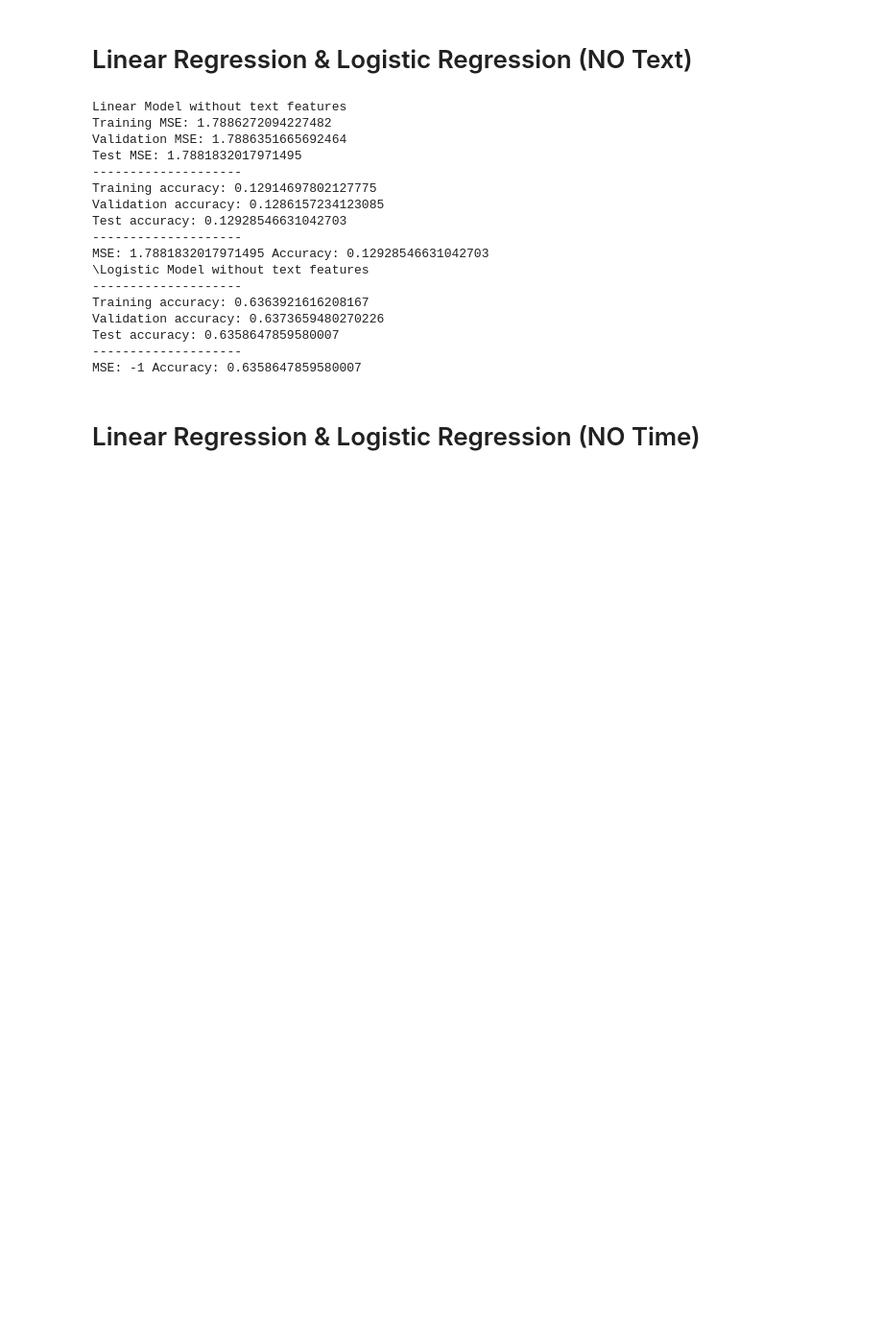
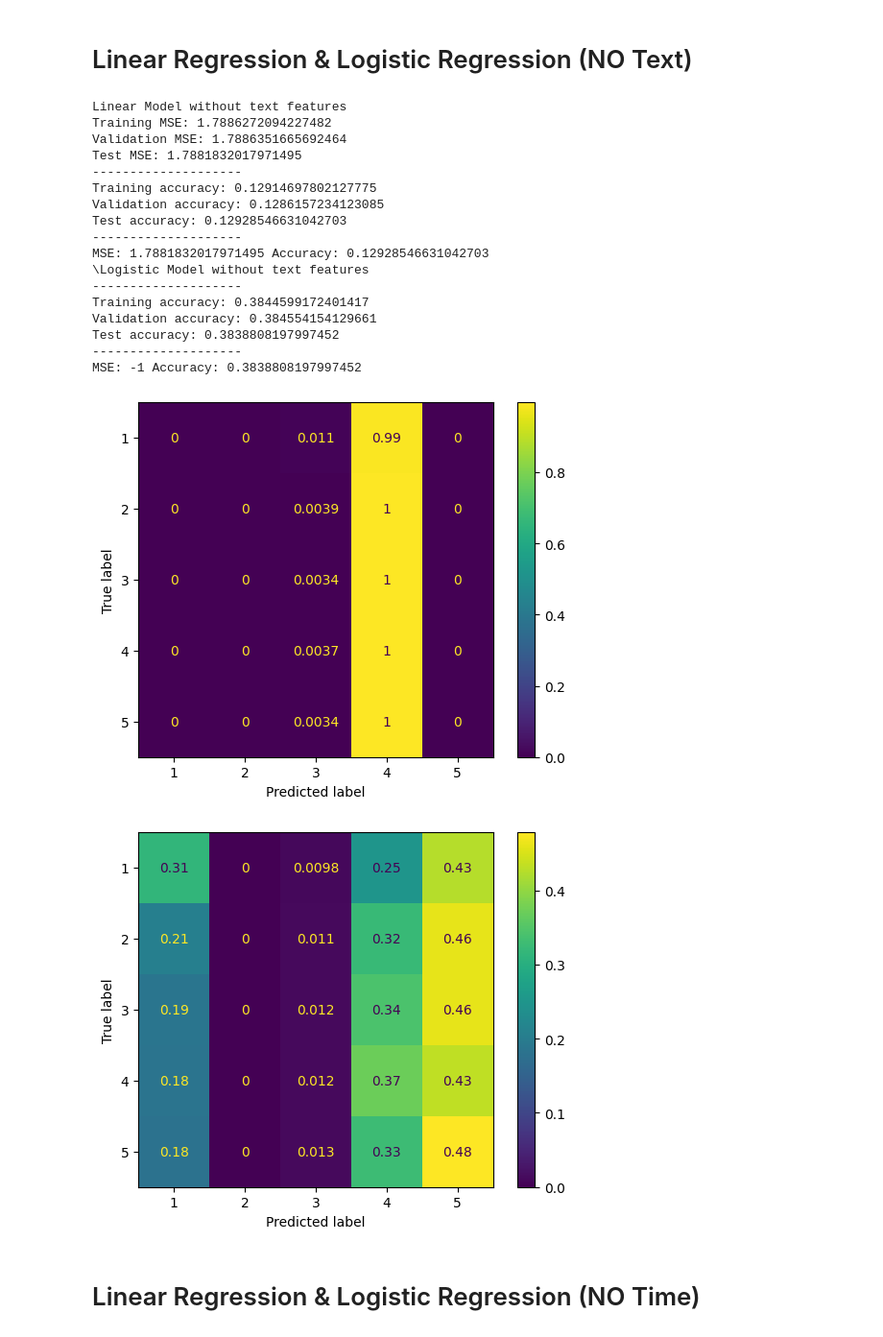
Before and after one commit to ziqixu091/Amazon-Rating-Prediction, a Jupyter notebook: jupyter_notebooks/feature.ipynb, the cells around one changed output. Shown at 96% size. Saved outputs shown, nothing was run; the diff lists cells and outputs as text; code cells hidden in the pictures; blank space fills up the shorter version.

```diff
--- a/jupyter_notebooks/feature.ipynb
+++ b/jupyter_notebooks/feature.ipynb
@@ -296,35 +343,45 @@ MSE: -1 Accuracy: 0.8067405145083022
 # %%
 train_wo_text = np.array([get_features(i, "train", include_text=False) for i in tqdm(range(len(train_dataset)))])
 val_wo_text = np.array([get_features(i, "val", include_text=False) for i in tqdm(range(len(val_dataset)))])
 test_wo_text = np.array([get_features(i, "test", include_text=False) for i in tqdm(range(len(test_dataset)))])
 
 print("Linear Model without text features")
 model_linear_no_text, _ = train_regression_model(False, train_wo_text, train_labels, val_wo_text, val_labels, test_wo_text, test_labels, "linear")
 mse_linear_no_text, acc_linear_no_text, cm_linear_no_text =\
     evaluate_linear_model(model_linear_no_text, _, test_wo_text, test_labels, "linear")
 
+disp = ConfusionMatrixDisplay(confusion_matrix=cm_linear_no_text,display_labels=[1,2,3,4,5])
+disp.plot()
+disp.figure_.savefig('Linear_NO_Text.png',dpi=300)
+
 print("\Logistic Model without text features")
 model_logistic_no_text, _ = train_regression_model(False, train_wo_text, train_labels, val_wo_text, val_labels, test_wo_text, test_labels, "logistic")
 mse_logistic_no_text, acc_logistic_no_text, cm_logistic_no_text =\
     evaluate_linear_model(model_logistic_no_text, _, test_wo_text, test_labels, "logistic")
+
+disp = ConfusionMatrixDisplay(confusion_matrix=cm_logistic_no_text,display_labels=[1,2,3,4,5])
+disp.plot()
+disp.figure_.savefig('Logistic_NO_Text.png',dpi=300)
 # %% [output]
 Linear Model without text features
 Training MSE: 1.7886272094227482
 Validation MSE: 1.7886351665692464
 Test MSE: 1.7881832017971495
 --------------------
 Training accuracy: 0.12914697802127775
 Validation accuracy: 0.1286157234123085
 Test accuracy: 0.12928546631042703
 --------------------
 MSE: 1.7881832017971495 Accuracy: 0.12928546631042703
 \Logistic Model without text features
 --------------------
-Training accuracy: 0.6363921616208167
-Validation accuracy: 0.6373659480270226
-Test accuracy: 0.6358647859580007
+Training accuracy: 0.3844599172401417
+Validation accuracy: 0.384554154129661
+Test accuracy: 0.3838808197997452
 --------------------
-MSE: -1 Accuracy: 0.6358647859580007
+MSE: -1 Accuracy: 0.3838808197997452
+[figure, added]
+[figure, added]
 # %% [markdown]
 # Linear Regression & Logistic Regression (NO Time)
 # %%
```
Also changed, not shown: parts of 10 cells of this notebook, 8 other files.
